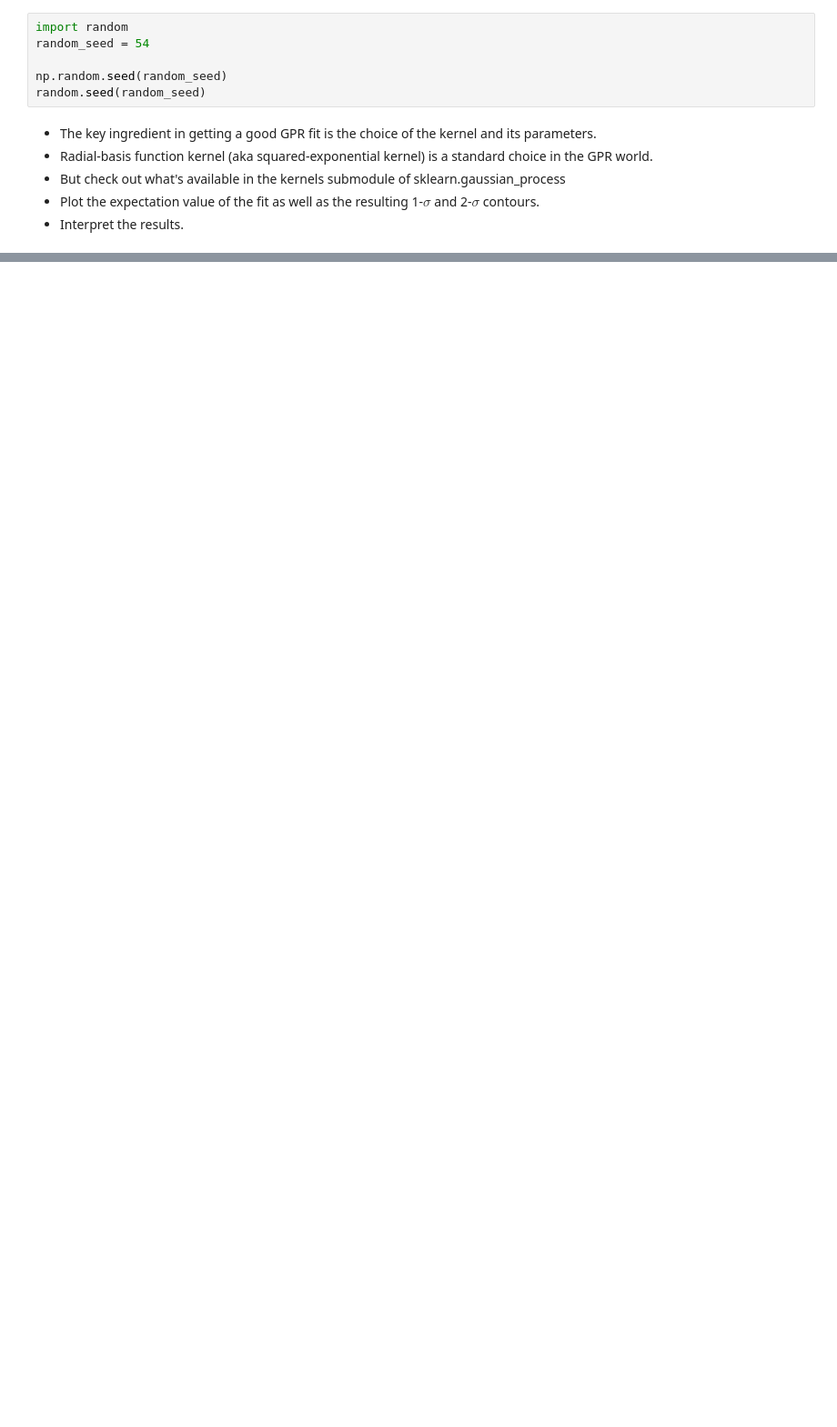
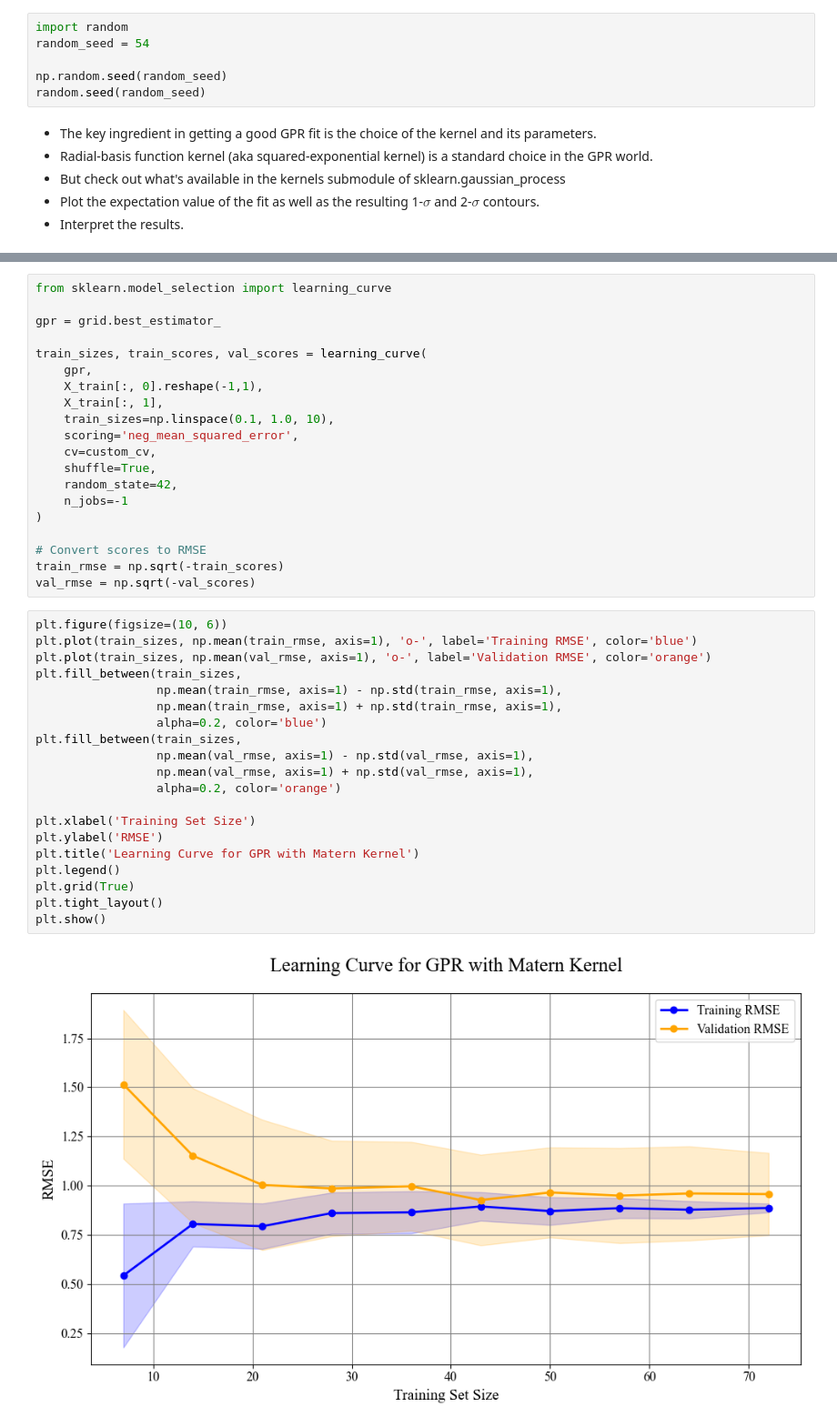
Before and after one commit to Richardforphys/Astrostatistics, a Jupyter notebook: Notebooks/Exam/supernovae_part2.ipynb, the cells around one changed output, grey strips where cells are left out. Shown: that part at 91% size. Cells and saved outputs as stored; diff of their text form; blank space fills up the shorter version.

```diff
--- a/Notebooks/Exam/supernovae_part2.ipynb
+++ b/Notebooks/Exam/supernovae_part2.ipynb
@@ -190,0 +114,42 @@ plt.show()
+# %%
+from sklearn.model_selection import learning_curve
+
+gpr = grid.best_estimator_
+
+train_sizes, train_scores, val_scores = learning_curve(
+    gpr,
+    X_train[:, 0].reshape(-1,1),
+    X_train[:, 1],
+    train_sizes=np.linspace(0.1, 1.0, 10),
+    scoring='neg_mean_squared_error',
+    cv=custom_cv,
+    shuffle=True,
+    random_state=42,
+    n_jobs=-1
+)
+
+# Convert scores to RMSE
+train_rmse = np.sqrt(-train_scores)
+val_rmse = np.sqrt(-val_scores)
+# %%
+plt.figure(figsize=(10, 6))
+plt.plot(train_sizes, np.mean(train_rmse, axis=1), 'o-', label='Training RMSE', color='blue')
+plt.plot(train_sizes, np.mean(val_rmse, axis=1), 'o-', label='Validation RMSE', color='orange')
+plt.fill_between(train_sizes,
+                 np.mean(train_rmse, axis=1) - np.std(train_rmse, axis=1),
+                 np.mean(train_rmse, axis=1) + np.std(train_rmse, axis=1),
+                 alpha=0.2, color='blue')
+plt.fill_between(train_sizes,
+                 np.mean(val_rmse, axis=1) - np.std(val_rmse, axis=1),
+                 np.mean(val_rmse, axis=1) + np.std(val_rmse, axis=1),
+                 alpha=0.2, color='orange')
+
+plt.xlabel('Training Set Size')
+plt.ylabel('RMSE')
+plt.title('Learning Curve for GPR with Matern Kernel')
+plt.legend()
+plt.grid(True)
+plt.tight_layout()
+plt.show()
+# %% [output]
+[figure, added]
```
Also changed, not shown: parts of 30 cells of this notebook.
